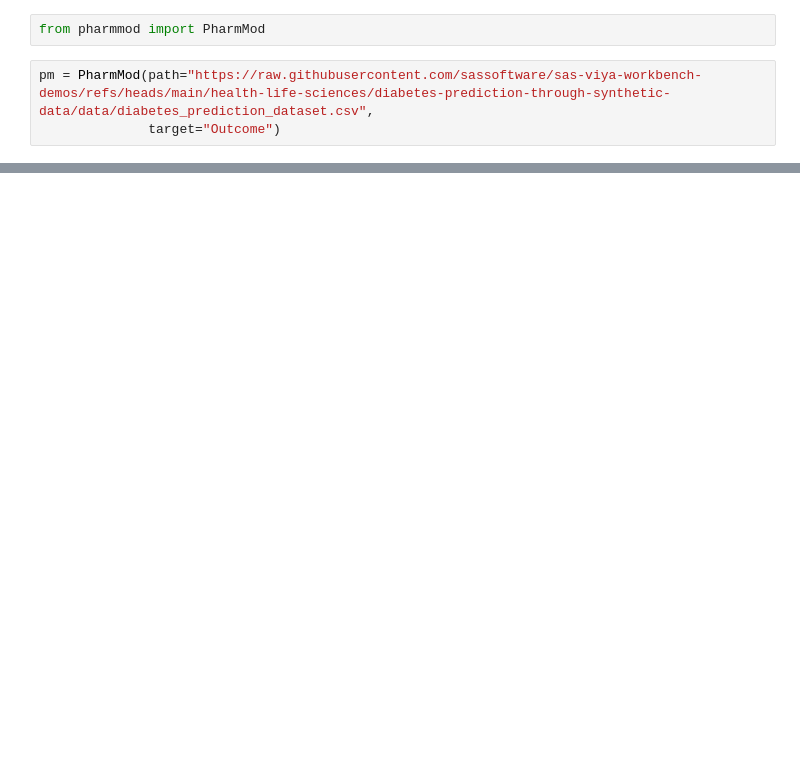
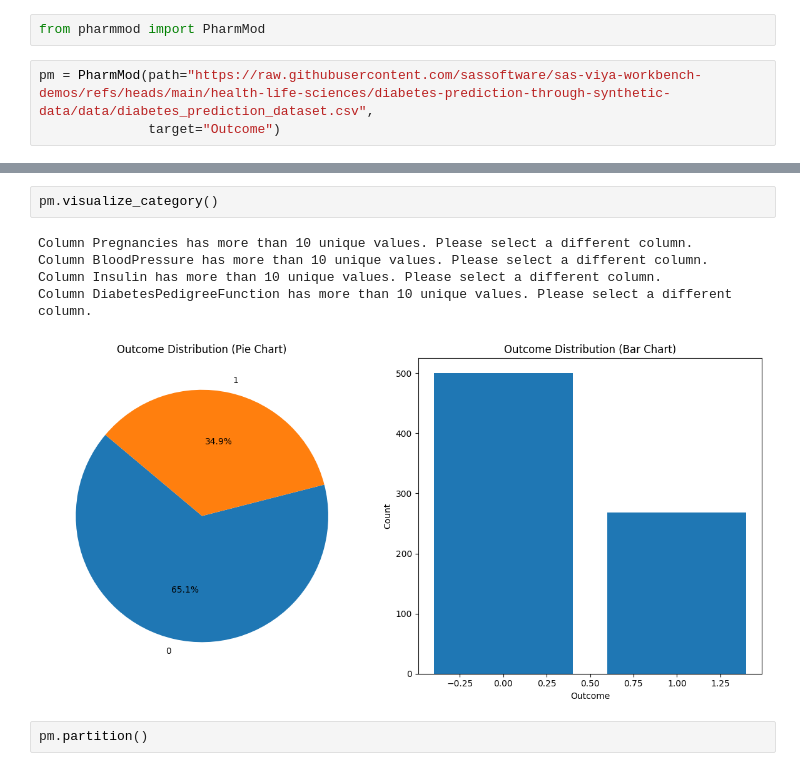
Before and after one commit to SundareshSankaran/pharmmodel_class, a Jupyter notebook: examples/Diabetes Prediction.ipynb, the cells around one changed output, grey strips where cells are left out. Cells and saved outputs as stored; diff of their text form; blank space fills up the shorter version.

```diff
--- a/examples/Diabetes Prediction.ipynb
+++ b/examples/Diabetes Prediction.ipynb
@@ -22,3 +24,13 @@ pm.partition()
+# %%
+pm.visualize_category()
+# %% [output]
+Column Pregnancies has more than 10 unique values. Please select a different column.
+Column BloodPressure has more than 10 unique values. Please select a different column.
+Column Insulin has more than 10 unique values. Please select a different column.
+Column DiabetesPedigreeFunction has more than 10 unique values. Please select a different column.
+[figure, added]
+# %%
+pm.partition()
 # %%
 pm.forest_classifier()
 # %% [output]
```
Also changed, not shown: parts of 11 cells of this notebook, 2 other files.
